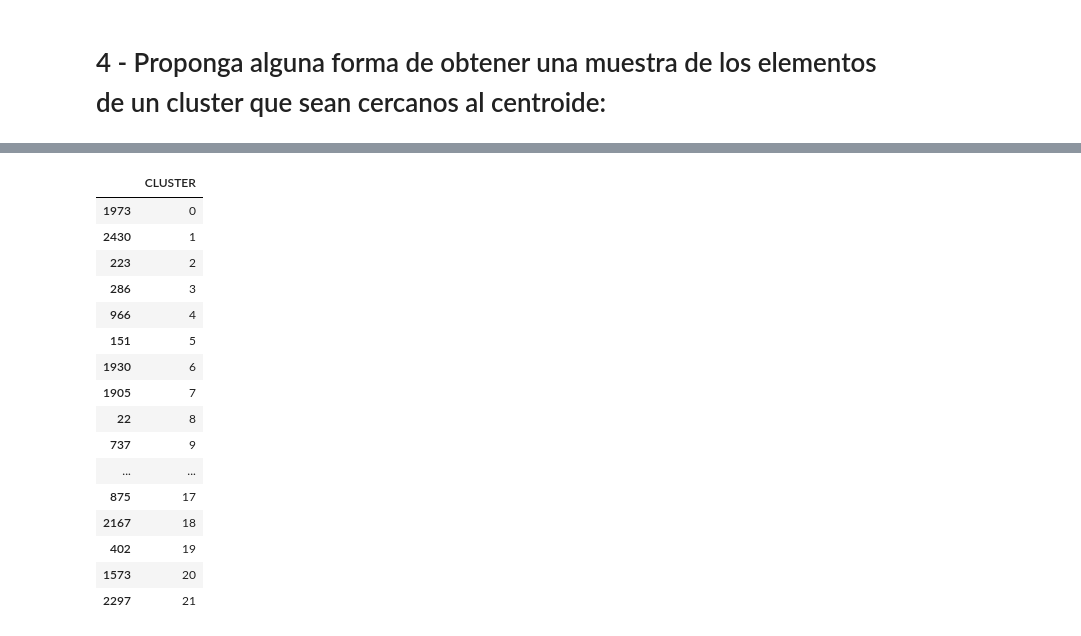
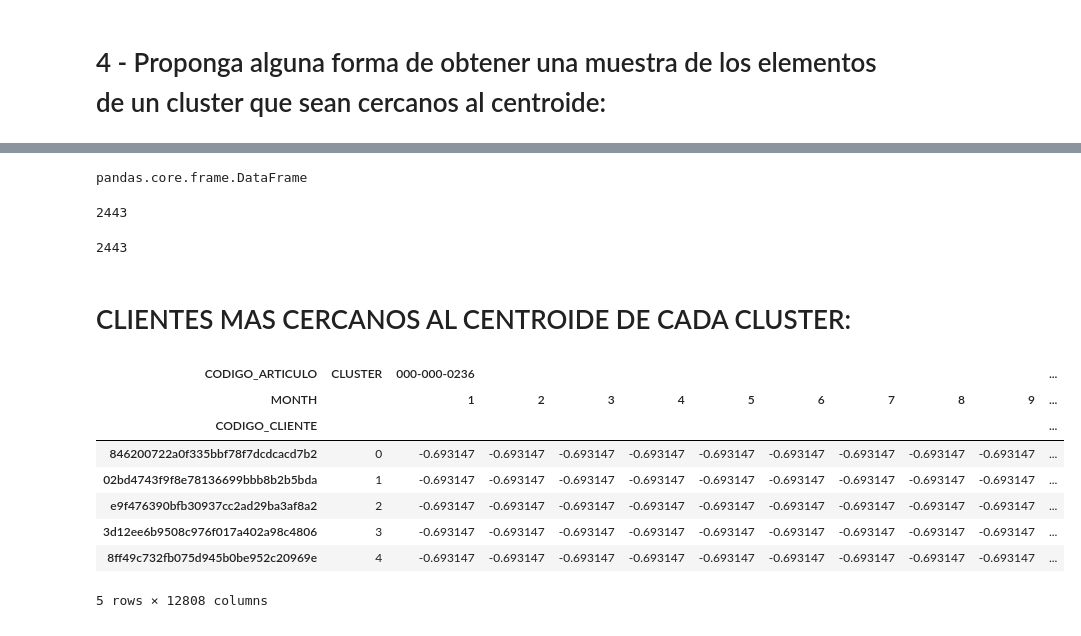
Before and after one commit to david-gonzalez/diplodatos, a Jupyter notebook: Aprendizaje_NO_supervisado/Entregables/Laboratorio-1/Aprendizaje No Supervisado - Laboratorio 1 - Clustering - Punto 4.ipynb, the cells around one changed output, grey strips where cells are left out. Cells and saved outputs as stored; diff of their text form; code cells hidden in the pictures.

```diff
--- a/Aprendizaje_NO_supervisado/Entregables/Laboratorio-1/Aprendizaje No Supervisado - Laboratorio 1 - Clustering - Punto 4.ipynb
+++ b/Aprendizaje_NO_supervisado/Entregables/Laboratorio-1/Aprendizaje No Supervisado - Laboratorio 1 - Clustering - Punto 4.ipynb
@@ -95,28 +95,40 @@ plt.show()
+# %%
+# Cargamos los datos de clusters y distancias
+ppcp_clusters_df = pd.read_pickle('datos/clustering/punto1/clusters.pkl')
+# %%
+ppcp_clusters_distances_df = pd.read_pickle('datos/clustering/punto1/cluster_distances.pkl')
+# %%
+type(ppcp_clusters_distances_df)
+# %% [output]
+pandas.core.frame.DataFrame
+# %%
+ppcp_clusters_distances = ppcp_clusters_distances_df.as_matrix()
+# %%
+len(ppcp_clusters_distances)
+# %% [output]
+2443
+# %%
+len(ppcp_log_norm)
+# %% [output]
+2443
+# %%
+num_clusters = ppcp_clusters_df[0].max()
 # %%
-# Obtenemos las distancias entre los elementos de los diferentes clusters
-distances_kmeans = clusterClientes.transform(df_red)
-
 # Obtenemos el listado de clientes mas cercanos al centroide de cada cluster
-clientes_representativos = df_red.iloc[[ distances_kmeans[:,i].argmin() for i in range( num_clusters ) ]]
+clientes_representativos = ppcp_log_norm.iloc[[ ppcp_clusters_distances[:,i].argmin() for i in range( num_clusters ) ]]
 clientes_representativos.insert( 0, 'CLUSTER',  range( num_clusters ) )
 
 # Mostramos la lista de elementos mas representativos de cada cluster.
-display(clientes_representativos[['CLUSTER']])
+display(HTML('<H1>CLIENTES MAS CERCANOS AL CENTROIDE DE CADA CLUSTER:</H1>'))
+display(clientes_representativos)
 # %% [output]
+CLIENTES MAS CERCANOS AL CENTROIDE DE CADA CLUSTER:
-|  | CLUSTER |
-| 1973 | 0 |
-| 2430 | 1 |
-| 223 | 2 |
-| 286 | 3 |
-| 966 | 4 |
-| 151 | 5 |
-| 1930 | 6 |
-| 1905 | 7 |
-| 22 | 8 |
-| 737 | 9 |
-| ... | ... |
-| 875 | 17 |
-| 2167 | 18 |
-| 402 | 19 |
-| 1573 | 20 |
-| 2297 | 21 |
+| CODIGO_ARTICULO | CLUSTER | 000-000-0236 |  |  |  |  |  |  |  |  | ... |
+| MONTH |  | 1 | 2 | 3 | 4 | 5 | 6 | 7 | 8 | 9 | ... |
+| CODIGO_CLIENTE |  |  |  |  |  |  |  |  |  |  | ... |
+| 846200722a0f335bbf78f7dcdcacd7b2 | 0 | -0.693147 | -0.693147 | -0.693147 | -0.693147 | -0.693147 | -0.693147 | -0.693147 | -0.693147 | -0.693147 | ... |
+| 02bd4743f9f8e78136699bbb8b2b5bda | 1 | -0.693147 | -0.693147 | -0.693147 | -0.693147 | -0.693147 | -0.693147 | -0.693147 | -0.693147 | -0.693147 | ... |
+| e9f476390bfb30937cc2ad29ba3af8a2 | 2 | -0.693147 | -0.693147 | -0.693147 | -0.693147 | -0.693147 | -0.693147 | -0.693147 | -0.693147 | -0.693147 | ... |
+| 3d12ee6b9508c976f017a402a98c4806 | 3 | -0.693147 | -0.693147 | -0.693147 | -0.693147 | -0.693147 | -0.693147 | -0.693147 | -0.693147 | -0.693147 | ... |
+| 8ff49c732fb075d945b0be952c20969e | 4 | -0.693147 | -0.693147 | -0.693147 | -0.693147 | -0.693147 | -0.693147 | -0.693147 | -0.693147 | -0.693147 | ... |
+5 rows × 12808 columns
```
Also changed, not shown: parts of 9 cells of this notebook, 2 other files.
